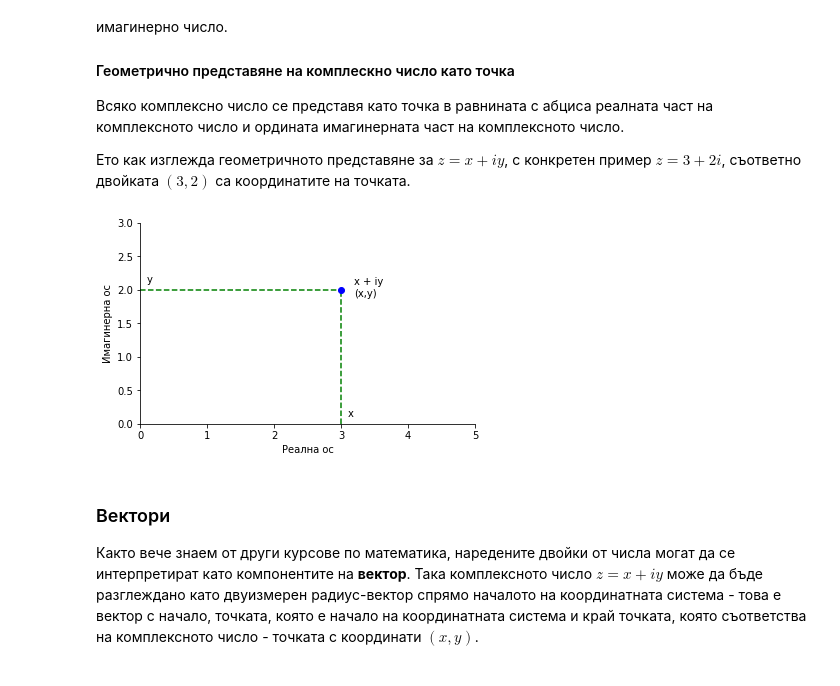
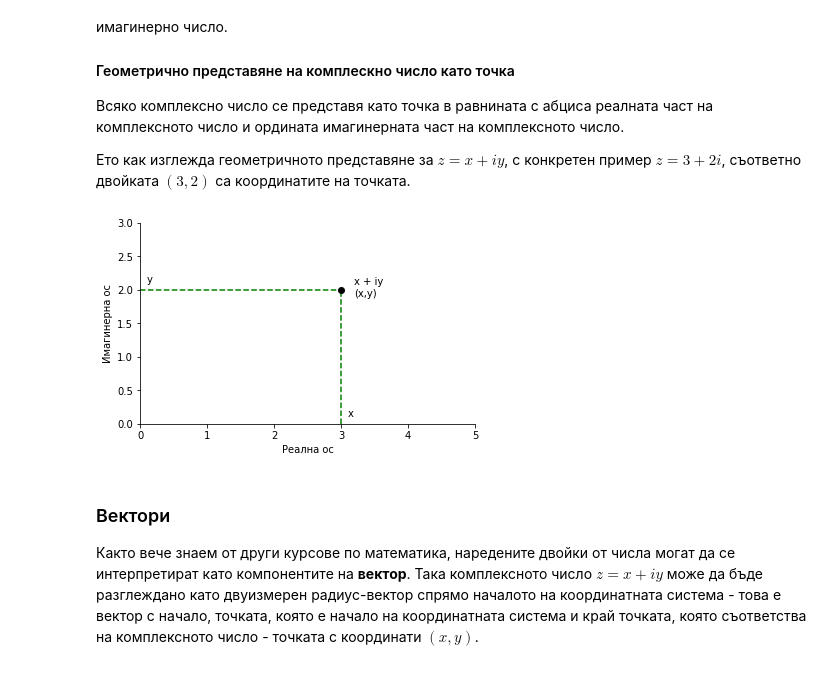
Before and after one commit to ogerassimov/ogi-teach-resources, a Jupyter notebook: ComplexNumbers/ComplexNumbers.ipynb, the cells around one changed output. Drawn from its saved outputs; the diff is of its cells as text; code cells hidden in the pictures.

```diff
--- a/ComplexNumbers/ComplexNumbers.ipynb
+++ b/ComplexNumbers/ComplexNumbers.ipynb
@@ -833,35 +833,35 @@ Eто как изглежда геометричното представяне
 # %%
 z = 3+2j
 
 def draw_complex_plane(dimentions):
     # render axis of coord system
     ax = plt.gca()
     ax.spines["bottom"].set_position("zero")
     ax.spines["left"].set_position("zero")
     ax.spines["top"].set_visible(False)
     ax.spines["right"].set_visible(False)
     ax.set_aspect("equal")
     ax.axis(dimentions)
     plt.xlabel("Реална ос")
     plt.ylabel("Имагинерна ос")
 
 def draw_point(z):
     plt.plot([z.real,z.real], [0,z.imag], 'g--')
     plt.plot([0,z.real], [z.imag,z.imag], 'g--')
-    plt.plot([z.real], [z.imag], 'bo')
+    plt.plot([z.real], [z.imag], 'ko')
 
 def draw_annotation(z, label):
     plt.annotate(label, xy=(z.real, z.imag), xytext=(z.real + 0.2, z.imag - 0.1))
     plt.annotate('x', xy=(z.real, 0), xytext=(z.real + 0.1, +0.1))
     plt.annotate('y', xy=(0, z.imag), xytext=(+0.1, z.imag +0.1))
 
 draw_complex_plane([0, 5, 0, 3])
 draw_point(z)
 draw_annotation(z,'x + iy\n(x,y)')
 
 plt.show()
 # %% [output]
-[figure, old version]
+[figure, new version]
 # %% [markdown]
 ### Вектори
 
```
Also changed, not shown: parts of 13 cells of this notebook.
